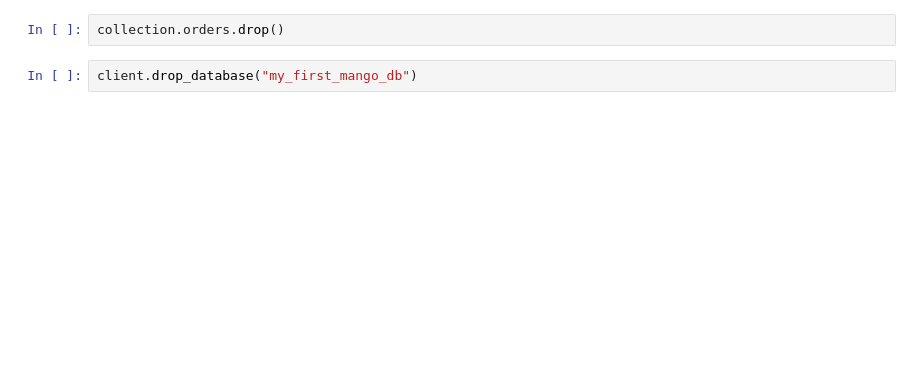
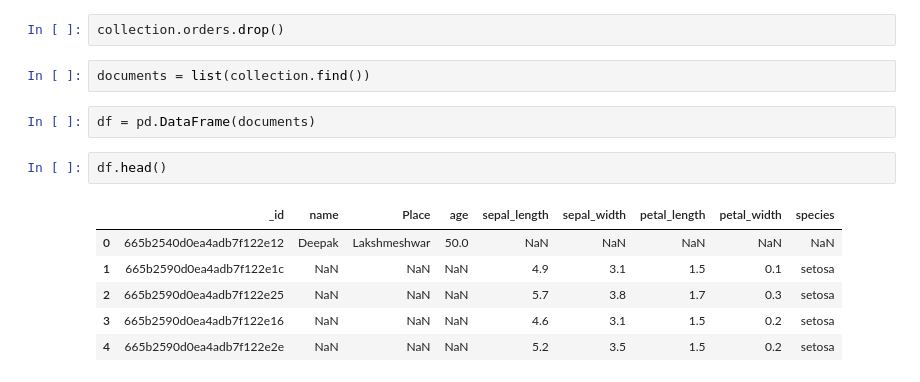
Before and after one commit to deepakalur4/Databases-MangoDB_My-Sql_Apache-Cassandra_Snowflake-Practices, a Jupyter notebook: Mango_db_practice.ipynb, the cells around one changed output. Saved outputs shown, nothing was run; the diff lists cells and outputs as text; blank space fills up the shorter version.

Commit message:
Mango DB commands python

```diff
--- a/Mango_db_practice.ipynb
+++ b/Mango_db_practice.ipynb
@@ -168,4 +167,15 @@ for i in collection.find({"sepal_length":{"$gt":5.0}}):
 # %%
 collection.orders.drop()
-# %%
-client.drop_database("my_first_mango_db")
+# %%
+documents = list(collection.find())
+# %%
+df = pd.DataFrame(documents)
+# %%
+df.head()
+# %% [output]
+|  | _id | name | Place | age | sepal_length | sepal_width | petal_length | petal_width | species |
+| 0 | 665b2540d0ea4adb7f122e12 | Deepak | Lakshmeshwar | 50.0 | NaN | NaN | NaN | NaN | NaN |
+| 1 | 665b2590d0ea4adb7f122e1c | NaN | NaN | NaN | 4.9 | 3.1 | 1.5 | 0.1 | setosa |
+| 2 | 665b2590d0ea4adb7f122e25 | NaN | NaN | NaN | 5.7 | 3.8 | 1.7 | 0.3 | setosa |
+| 3 | 665b2590d0ea4adb7f122e16 | NaN | NaN | NaN | 4.6 | 3.1 | 1.5 | 0.2 | setosa |
+| 4 | 665b2590d0ea4adb7f122e2e | NaN | NaN | NaN | 5.2 | 3.5 | 1.5 | 0.2 | setosa |
```
Also changed, not shown: parts of 7 cells of this notebook.
